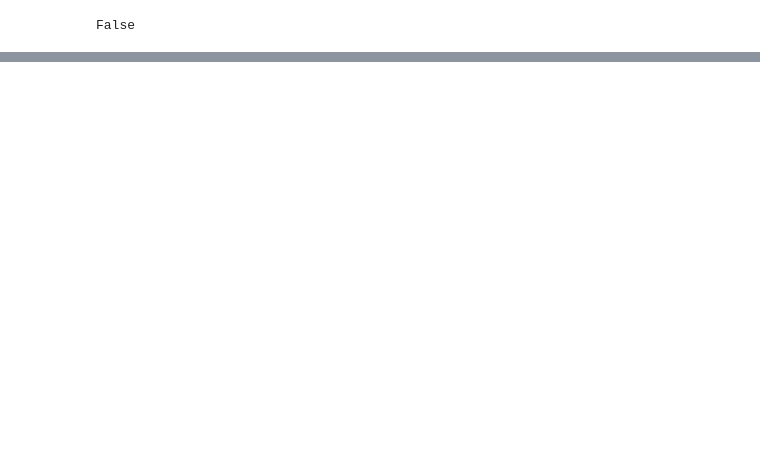
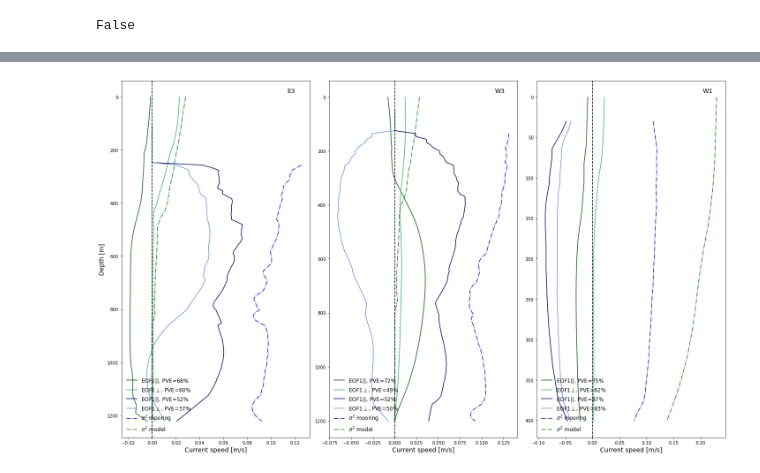
Before and after one commit to kaje2301/Master_2022, a Jupyter notebook: Model_Moor_EOF.ipynb, the cells around one changed output, grey strips where cells are left out. Saved outputs shown, nothing was run; the diff lists cells and outputs as text; code cells hidden in the pictures; blank space fills up the shorter version.

```diff
--- a/Model_Moor_EOF.ipynb
+++ b/Model_Moor_EOF.ipynb
@@ -1309,3 +1307,71 @@ ValueError: x and y must have same first dimension, but have shapes (46,) and (4
 np.isnan(var_mr).any()
 # %% [output]
 False
+# %%
+warnings.simplefilter("ignore")
+fig, axs = plt.subplots(1,3,figsize=(20,12))
+#plt.suptitle('EOF1 & EOF1-rotated for moorning-data located in the Barents Sea ', horizontalalignment='center', fontsize=24)
+
+axs[0].set_ylabel('Depth [m]', fontsize=14)
+#mooring=['E3','E2','E1']
+
+for axs, i, b, t, m in zip(axs.flat,[17,18,14], [1222,1202,401],[110,50,30],['E3','W3','W1']): # ,15 ,706 ,60 ,'E2' , [41, 46,]
+    print(i)
+    # Mooring, alle dager
+    U = vel_l[i][0]
+    V = vel_l[i][1]
+    vec_mr = moor_vec[i][:,0]
+    EOFp, EOFo, PVEp, PVEo, = PCz_op_moor(U,V,vec_mr)
+    print('mooring all days done')
+    # tot. varians moor.
+    var_mr = tot_var_DEPTH(vel_l_[i][0],vel_l_[i][1])
+    print('mooring tot var done ')
+
+    # Getting the acctual depth for location:
+    x = moor_l[i][0]
+    y = moor_l[i][1]
+    if i == 17:
+        d = 41
+    else:
+        d = bathym.isel(x=x,y=y).values-1
+    dyp_mr = np.linspace(t,b,len(U.DEPTH))
+    dyp_vmr = np.linspace(t,b,len(var_mr))
+    dyp_mo = np.linspace(0,b,d)
+
+    # Model infrmation
+    PCAp1 = data[pickl[i]]['EOF1p'][:d]
+    PCAo1 = data[pickl[i]]['EOF1o'][:d]
+    PVE1p = data[pickl[i]]['PVE1p']
+    PVE1o = data[pickl[i]]['PVE1o']
+
+    print('model days done')
+    # tot. varians model
+    var_mo = var_.isel(depth=slice(0,d),variance=i-2)
+
+    #-----------------------------------------------------------------------------------------
+
+    #-------------------------------------------------------------------------------------------------------
+    #Plotting:
+
+    # Plotting EOF mod, GREEEN
+    axs.plot(PCAp1,dyp_mo, label= f'EOF1$||$, PVE={PVE1p}%', color='darkgreen')  # linestyle='--',
+    axs.plot(PCAo1,dyp_mo, label= f'EOF1$\perp$, PVE={PVE1o}%', color='mediumseagreen')
+    # Plotting EOF moor, BLUE
+    axs.plot(EOFp,dyp_mr, label= f'EOF1$||$, PVE={PVEp}%', color='navy')
+    axs.plot(EOFo,dyp_mr, label= f'EOF1$\perp$, PVE={PVEo}%', color='cornflowerblue')
+    # Plottign EOF moor 5 dager average, BLUE --
+    #axs.plot(EOFps,dyp_mr, linestyle='--', label= f'EOF1$||_5d$, PVE={PVEps}%', color='navy')
+    #axs.plot(EOFos,dyp_mr, linestyle='--', label= f'EOF1$\perp_5d$, PVE={PVEos}%', color='cornflowerblue')
+    # Plotting mod and moor tot.varians with depth
+    axs.plot(var_mr,dyp_vmr, linestyle='-.', label= f'$\sigma^2$ mooring', color='b')
+    axs.plot(var_mo,dyp_mo, linestyle='-.', label= f'$\sigma^2$ model', color='g')
+
+    axs.axvline(0, color='k', linestyle = '--')
+    axs.invert_yaxis()
+    axs.set_xlabel('Current speed [m/s]', fontsize=14)
+    axs.legend(frameon=False, fontsize=12, loc="lower left")
+    axs.text(0.88, 0.98, f'{m}', color='k', fontsize=14, transform=axs.transAxes, verticalalignment='top')
+fig.tight_layout()
+
+plt.savefig('EOF_NSvalbard_presentation.pdf', dpi = 300)
+# %% [output]
@@ -1311,0 +1390 @@ False
+[figure, added]
```
Also changed, not shown: parts of 3 cells of this notebook, 1 other file.
